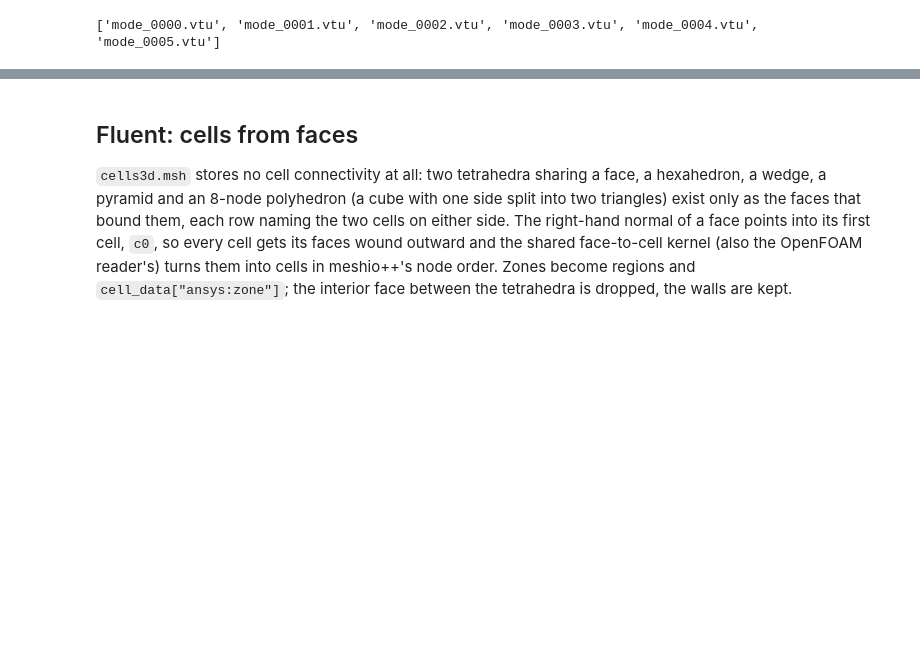
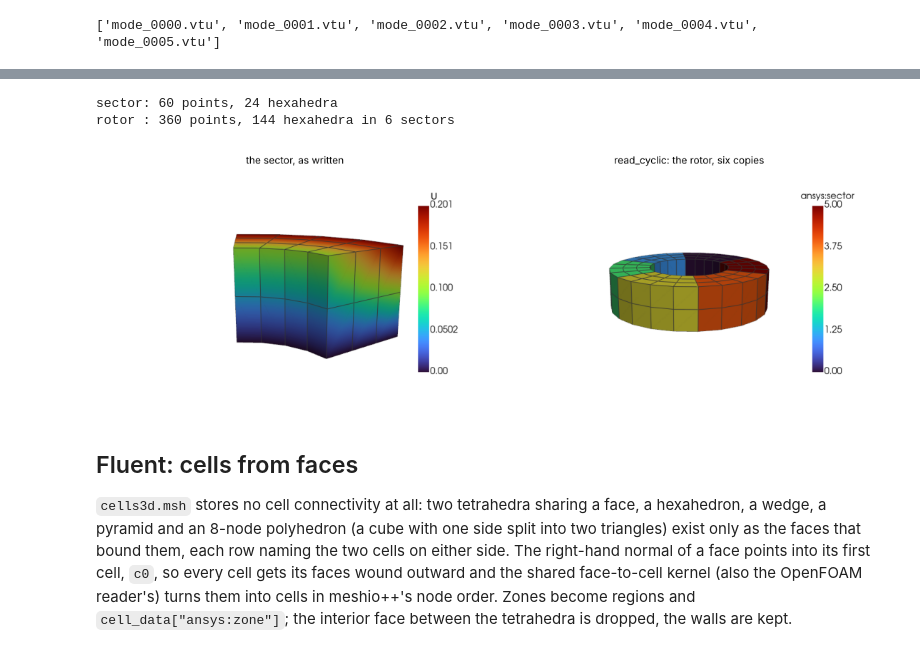
Before and after one commit to loumalouomega/meshioplusplus, a Jupyter notebook: example/python/15_ansys.ipynb, the cells around one changed output, grey strips where cells are left out. Drawn from its saved outputs; the diff is of its cells as text; code cells hidden in the pictures; blank space fills up the shorter version.

```diff
--- a/example/python/15_ansys.ipynb
+++ b/example/python/15_ansys.ipynb
@@ -257,3 +261,41 @@ print(sorted(f for f in os.listdir(TMP) if f.startswith('mode_')))
+# %%
+# A 60-degree sector of an annulus (r 1..2, z 0..1) with a radial displacement, written as a six-sector model.
+NSEC = 6
+r = np.linspace(1.0, 2.0, 4)
+th = np.linspace(0.0, 2 * np.pi / NSEC, 5)
+z = np.linspace(0.0, 1.0, 3)
+R, T, Z = np.meshgrid(r, th, z, indexing='ij')
+xyz = np.column_stack([(R * np.cos(T)).ravel(), (R * np.sin(T)).ravel(), Z.ravel()])
+
+
+def node(i, j, k):
+    return (i * len(th) + j) * len(z) + k
+
+
+hexes = np.array([[node(i, j, k), node(i + 1, j, k), node(i + 1, j + 1, k), node(i, j + 1, k),
+                   node(i, j, k + 1), node(i + 1, j, k + 1), node(i + 1, j + 1, k + 1), node(i, j + 1, k + 1)]
+                  for i in range(3) for j in range(4) for k in range(2)])
+u = np.column_stack([0.1 * xyz[:, 2] * xyz[:, 0], 0.1 * xyz[:, 2] * xyz[:, 1], 0.02 * xyz[:, 2]])
+sector = mp.Mesh(xyz, [mp.CellBlock('hexahedron', hexes)], point_data={'U': u})
+sector.field_data['ansys:cyclic_sectors'] = np.array([NSEC])
+rst = os.path.join(TMP, 'sector.rst')
+mp.write(rst, sector)
+
+base = mp.read(rst)                     # the base sector alone
+rotor = mp.ansys_rst.read_cyclic(rst)   # the full rotor, its results rotated with each copy
+print('sector:', len(base.points), 'points,', len(base.cells[0].data), 'hexahedra')
+print('rotor :', len(rotor.points), 'points,', len(rotor.cells[0].data), 'hexahedra in',
+      int(rotor.field_data['ansys:sectors'][0]), 'sectors')
+gallery([
+    (to_grid(base, point_data={'|U|': np.linalg.norm(base.point_data['U'], axis=1)}), '|U|',
+     'the sector, as written', None),
+    (to_grid(rotor, cell_data={'ansys:sector': rotor.cell_data['ansys:sector']}), 'ansys:sector',
+     'read_cyclic: the rotor, six copies', (0, NSEC - 1)),
+], ncols=2, size=(760, 460))
+# %% [output]
+sector: 60 points, 24 hexahedra
+rotor : 360 points, 144 hexahedra in 6 sectors
+[figure, added]
 # %% [markdown]
 ## Fluent: cells from faces
 
```
Also changed, not shown: parts of 2 cells of this notebook, 2 other files.
